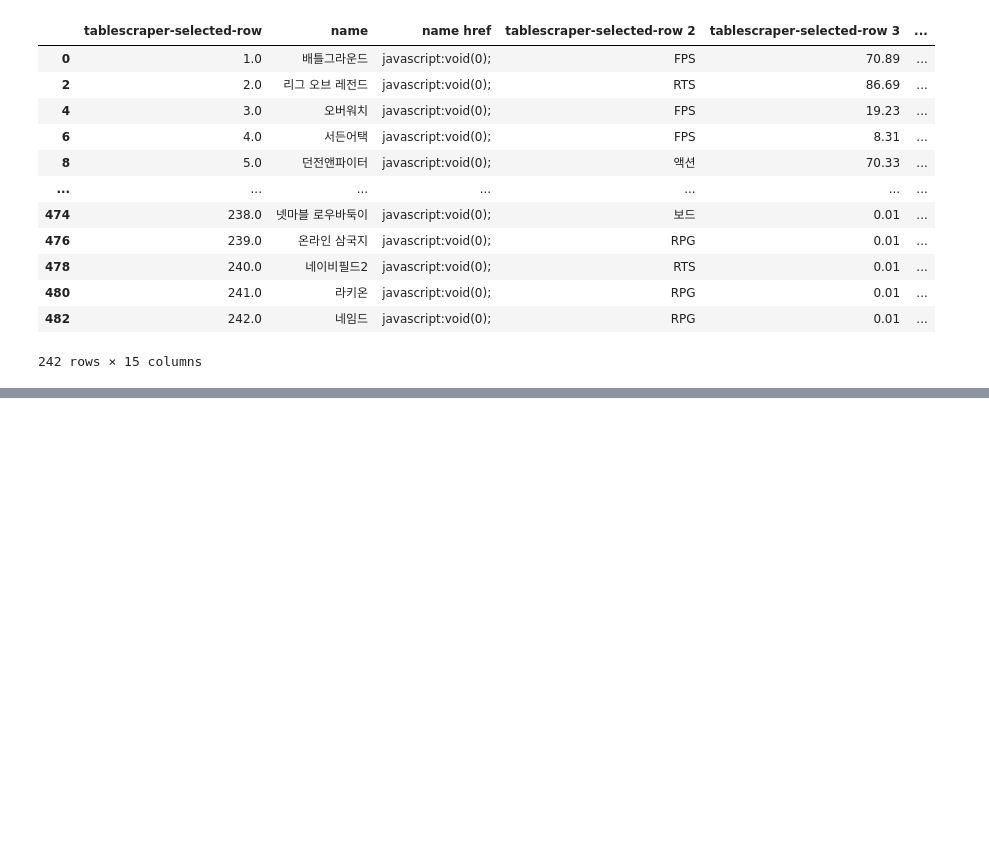
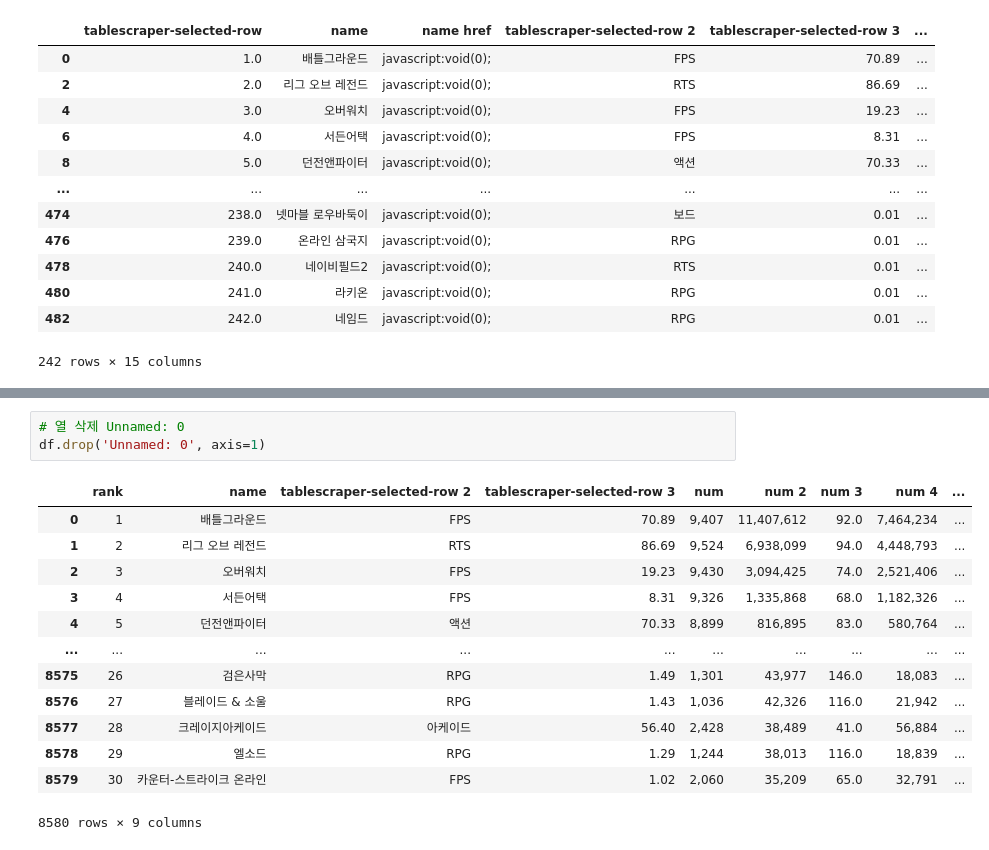
Before and after one commit to ssac-debbu/gameData, a Jupyter notebook: the_log/the_log_csv.ipynb, the cells around one changed output, grey strips where cells are left out. Cells and saved outputs as stored; diff of their text form; blank space fills up the shorter version.

```diff
--- a/the_log/the_log_csv.ipynb
+++ b/the_log/the_log_csv.ipynb
@@ -110,0 +428,17 @@ df2.iloc[::2][:40]
+# %%
+# 열 삭제 Unnamed: 0
+df.drop('Unnamed: 0', axis=1)
+# %% [output]
+|  | rank | name | tablescraper-selected-row 2 | tablescraper-selected-row 3 | num | num 2 | num 3 | num 4 | ... |
+| 0 | 1 | 배틀그라운드 | FPS | 70.89 | 9,407 | 11,407,612 | 92.0 | 7,464,234 | ... |
+| 1 | 2 | 리그 오브 레전드 | RTS | 86.69 | 9,524 | 6,938,099 | 94.0 | 4,448,793 | ... |
+| 2 | 3 | 오버워치 | FPS | 19.23 | 9,430 | 3,094,425 | 74.0 | 2,521,406 | ... |
+| 3 | 4 | 서든어택 | FPS | 8.31 | 9,326 | 1,335,868 | 68.0 | 1,182,326 | ... |
+| 4 | 5 | 던전앤파이터 | 액션 | 70.33 | 8,899 | 816,895 | 83.0 | 580,764 | ... |
+| ... | ... | ... | ... | ... | ... | ... | ... | ... | ... |
+| 8575 | 26 | 검은사막 | RPG | 1.49 | 1,301 | 43,977 | 146.0 | 18,083 | ... |
+| 8576 | 27 | 블레이드 & 소울 | RPG | 1.43 | 1,036 | 42,326 | 116.0 | 21,942 | ... |
+| 8577 | 28 | 크레이지아케이드 | 아케이드 | 56.40 | 2,428 | 38,489 | 41.0 | 56,884 | ... |
+| 8578 | 29 | 엘소드 | RPG | 1.29 | 1,244 | 38,013 | 116.0 | 18,839 | ... |
+| 8579 | 30 | 카운터-스트라이크 온라인 | FPS | 1.02 | 2,060 | 35,209 | 65.0 | 32,791 | ... |
+8580 rows × 9 columns
```
Also changed, not shown: parts of 35 cells of this notebook, 3 other files.
